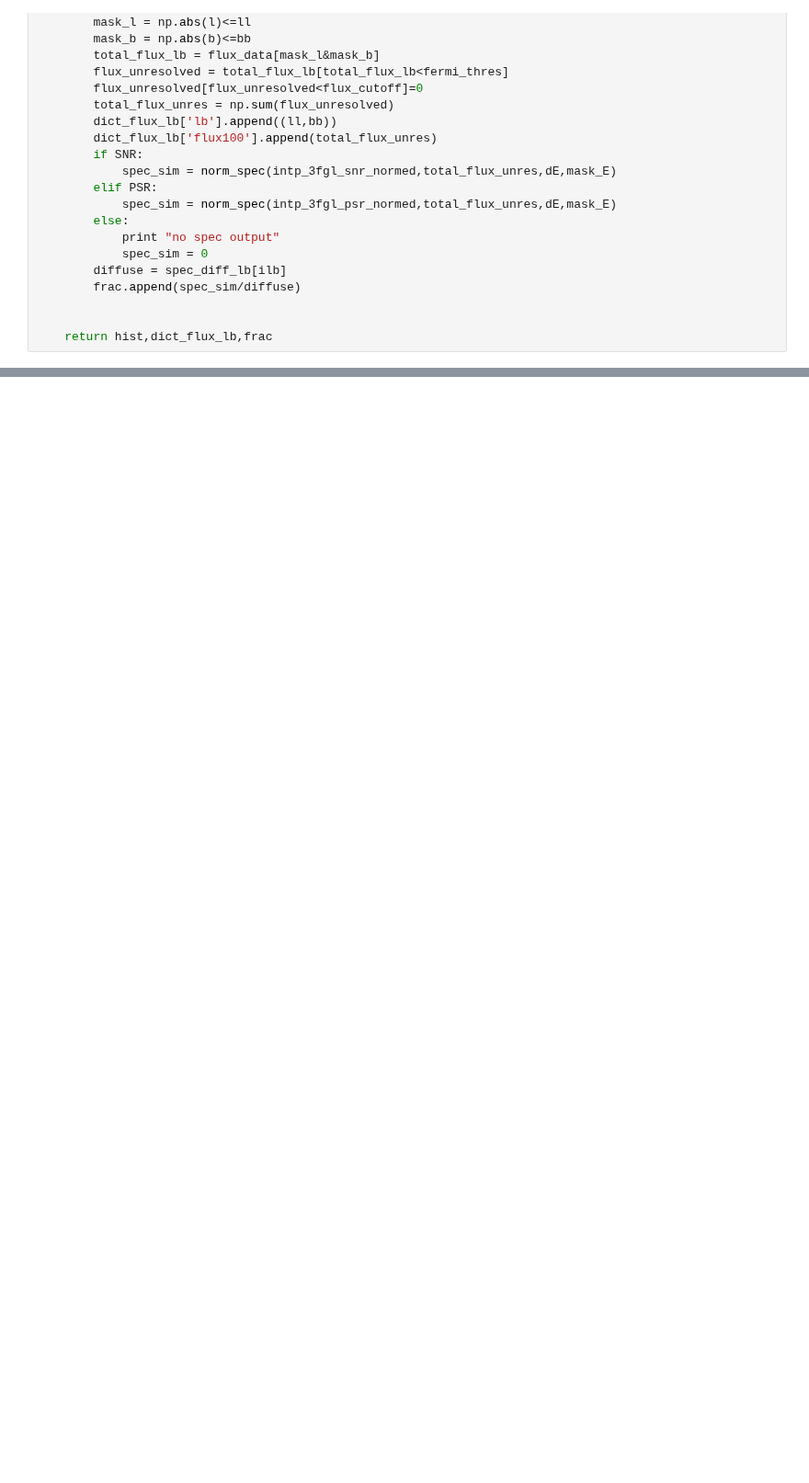
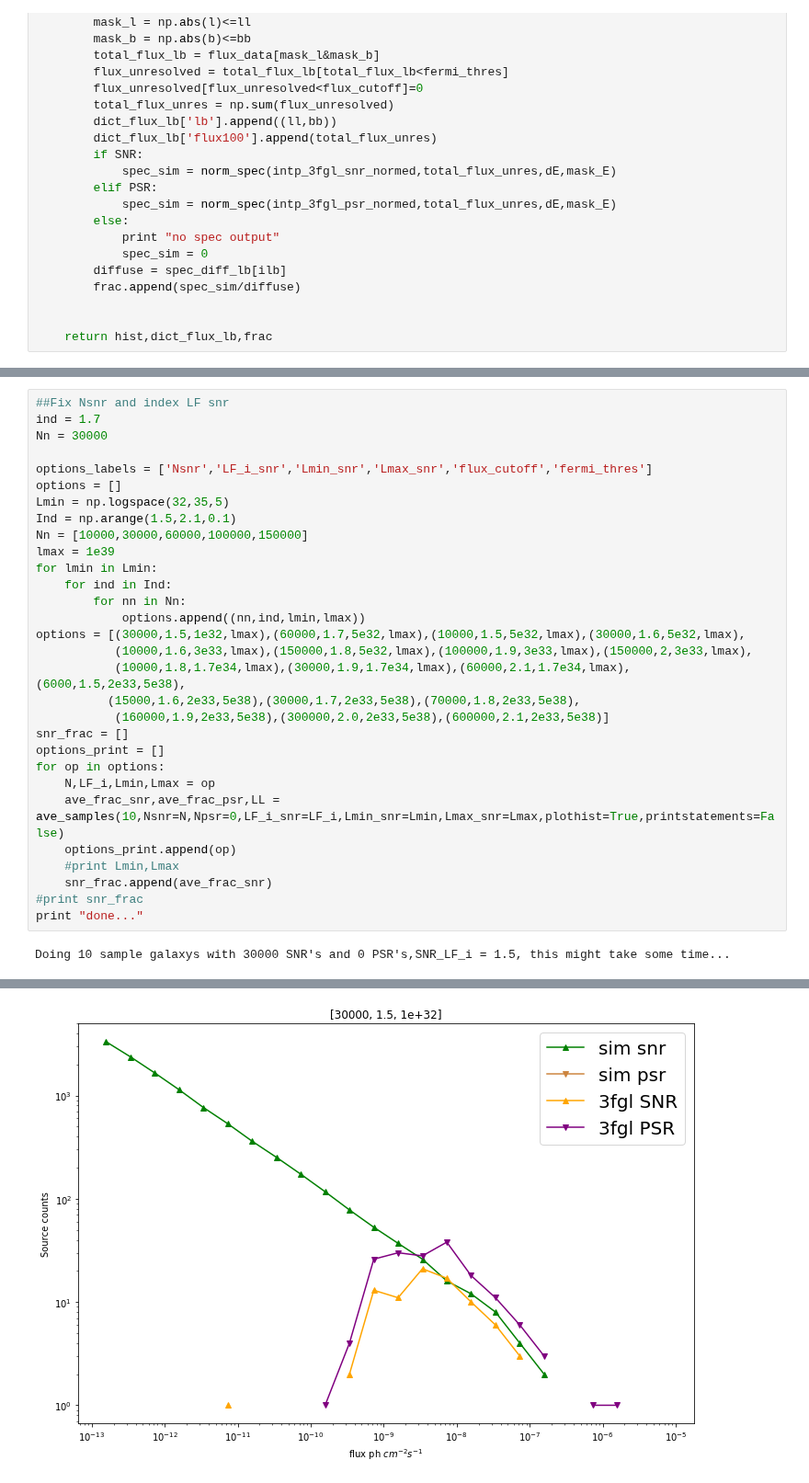
Before and after one commit to martp91/y-rays-UPS, a Jupyter notebook: sim_gamma_sources.ipynb, the cells around one changed output, grey strips where cells are left out. Shown at 92% size. Drawn from its saved outputs; the diff is of its cells as text; blank space fills up the shorter version.

```diff
--- a/sim_gamma_sources.ipynb
+++ b/sim_gamma_sources.ipynb
@@ -441,0 +499,32 @@ done...
+# %%
+##Fix Nsnr and index LF snr
+ind = 1.7
+Nn = 30000
+
+options_labels = ['Nsnr','LF_i_snr','Lmin_snr','Lmax_snr','flux_cutoff','fermi_thres']
+options = []
+Lmin = np.logspace(32,35,5)
+Ind = np.arange(1.5,2.1,0.1)
+Nn = [10000,30000,60000,100000,150000]
+lmax = 1e39
+for lmin in Lmin:
+    for ind in Ind:
+        for nn in Nn:
+            options.append((nn,ind,lmin,lmax))
+options = [(30000,1.5,1e32,lmax),(60000,1.7,5e32,lmax),(10000,1.5,5e32,lmax),(30000,1.6,5e32,lmax),
+           (10000,1.6,3e33,lmax),(150000,1.8,5e32,lmax),(100000,1.9,3e33,lmax),(150000,2,3e33,lmax),
+           (10000,1.8,1.7e34,lmax),(30000,1.9,1.7e34,lmax),(60000,2.1,1.7e34,lmax),(6000,1.5,2e33,5e38),
+          (15000,1.6,2e33,5e38),(30000,1.7,2e33,5e38),(70000,1.8,2e33,5e38),
+           (160000,1.9,2e33,5e38),(300000,2.0,2e33,5e38),(600000,2.1,2e33,5e38)]
+snr_frac = []
+options_print = []
+for op in options:
+    N,LF_i,Lmin,Lmax = op
+    ave_frac_snr,ave_frac_psr,LL = ave_samples(10,Nsnr=N,Npsr=0,LF_i_snr=LF_i,Lmin_snr=Lmin,Lmax_snr=Lmax,plothist=True,printstatements=False)
+    options_print.append(op)
+    #print Lmin,Lmax
+    snr_frac.append(ave_frac_snr)
+#print snr_frac
+print "done..."
+# %% [output]
+Doing 10 sample galaxys with 30000 SNR's and 0 PSR's,SNR_LF_i = 1.5, this might take some time...
@@ -441,0 +549 @@ done...
+[figure, added]
```
Also changed, not shown: parts of 7 cells of this notebook.
